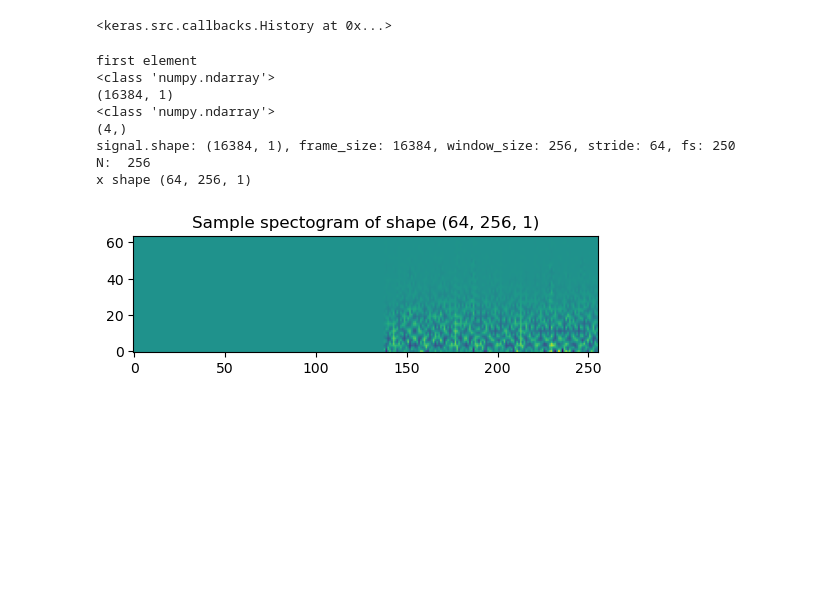
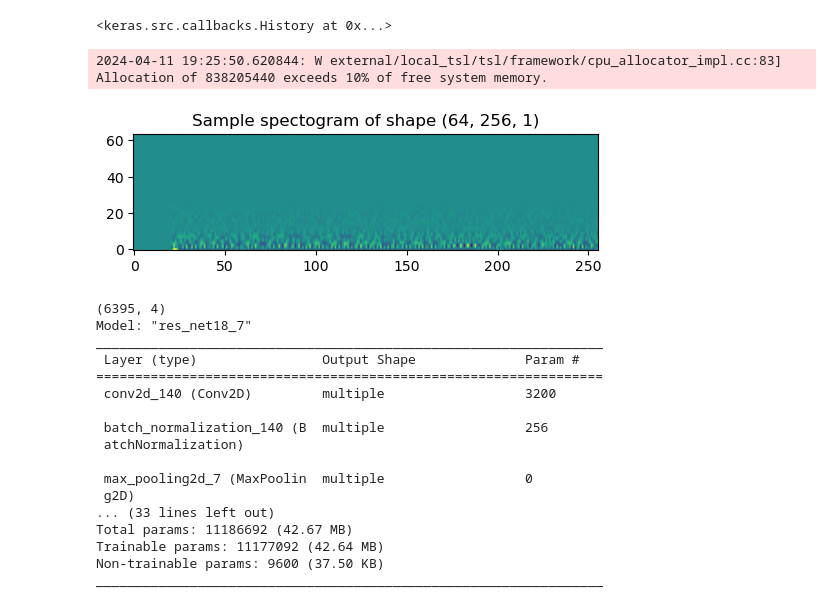
Before and after one commit to myles-i/DLH_TransferLearning, a Jupyter notebook: jupyter_notebooks/explore_spectogram.ipynb, the cells around one changed output. Saved outputs shown, nothing was run; the diff lists cells and outputs as text; code cells hidden in the pictures; blank space fills up the shorter version.

Commit message:
add finetuning model. Next step: initialize this model with pretrained parameters

```diff
--- a/jupyter_notebooks/explore_spectogram.ipynb
+++ b/jupyter_notebooks/explore_spectogram.ipynb
@@ -490,55 +493,68 @@ def _create_spectogram_dataset_from_data(data, frame_size=2048, window_size = 25
 val_size = 0.0625
 batch_size = 32
 
 # spectogram parameters
-# these are set to use same window size as training, but to use all of the training data so that frame size is 16384
-window_size = 256
-stride = 64
-fs = 250 # finetuning data has already been resampled to match pretraining data sampling rate
-frame_size = 4096*4
+frame_size = 4096*4 # full size of input data
 
 train_file = datadir + '/physionet_finetune/physionet_train.pkl'
 test_file = datadir + '/physionet_finetune/physionet_test.pkl'
 
 # load the data
-# train = load_pkl(train_file)
+train = load_pkl(train_file)
 test = load_pkl(test_file)
 
-# print test shape then error to stop execution
-
-# print items in diectionary
-# assert False
-
 # split into train and test
-
-# train, val = train_test_split(train, test_size=val_size, stratify=train['y'])
+train, val = train_test_split(train, test_size=val_size, stratify=train['y'])
 
 # create generators
-# train_data = _create_spectogram_dataset_from_data(train, frame_size=frame_size).batch(batch_size)
-# val_data = _create_spectogram_dataset_from_data(val, frame_size=frame_size).batch(batch_size) if val else None
-# test_data = _create_spectogram_dataset_from_data(test, frame_size=frame_size).batch(batch_size) if test else None
+train_data = _create_spectogram_dataset_from_data(train, frame_size=frame_size).batch(batch_size)
+val_data = _create_spectogram_dataset_from_data(val, frame_size=frame_size).batch(batch_size) if val else None
+test_data = _create_spectogram_dataset_from_data(test, frame_size=frame_size).batch(batch_size) if test else None
 test_data = _create_spectogram_dataset_from_data(test, frame_size=frame_size)
 
 sample_output = test_data.take(1)
 
 # Iterate over the sample_dataset to get the first element
 for x, y in sample_output:
     # x and y are EagerTensor
 
     # lets plot it
     fig, ax = plt.subplots(1, 1, figsize=(6, 6))
     ax.imshow(x[:,:,0], cmap='viridis')
     ax.set_title(f"Sample spectogram of shape {x.shape}")
     ax.invert_yaxis()
     plt.show()
     break
 # %% [output]
-first element
-<class 'numpy.ndarray'>
-(16384, 1)
-<class 'numpy.ndarray'>
-(4,)
-signal.shape: (16384, 1), frame_size: 16384, window_size: 256, stride: 64, fs: 250
-N:  256
-x shape (64, 256, 1)
+2024-04-11 19:25:50.620844: W external/local_tsl/tsl/framework/cpu_allocator_impl.cc:83] Allocation of 838205440 exceeds 10% of free system memory.
-[figure, old version]
+[figure, new version]
+# %%
+# define model for finetuning
+print(train['y'].shape)
+num_classes = train['y'].shape[1]
+finetuning_model = ResNet18(num_classes=num_classes)
+finetuning_model.build(input_shape=(None, 64, 64*4, 1))
+finetuning_model.compile(optimizer=tf.keras.optimizers.Adam(beta_1=0.9, beta_2=0.98, epsilon=1e-9),
+                loss=tf.keras.losses.SparseCategoricalCrossentropy(from_logits=True),
+                metrics=[tf.keras.metrics.SparseCategoricalAccuracy(name='acc')])
+# finetuning_model.compile(optimizer="adam",
+#                 loss='categorical_crossentropy', metrics=["accuracy"])
+finetuning_model.summary()
+# %% [output]
+(6395, 4)
+Model: "res_net18_7"
+_________________________________________________________________
+ Layer (type)                Output Shape              Param #
+=================================================================
+ conv2d_140 (Conv2D)         multiple                  3200
+
+ batch_normalization_140 (B  multiple                  256
+ atchNormalization)
+
+ max_pooling2d_7 (MaxPoolin  multiple                  0
+ g2D)
+... (33 lines left out)
+Total params: 11186692 (42.67 MB)
+Trainable params: 11177092 (42.64 MB)
+Non-trainable params: 9600 (37.50 KB)
+_________________________________________________________________
```
Also changed, not shown: parts of 3 cells of this notebook.
